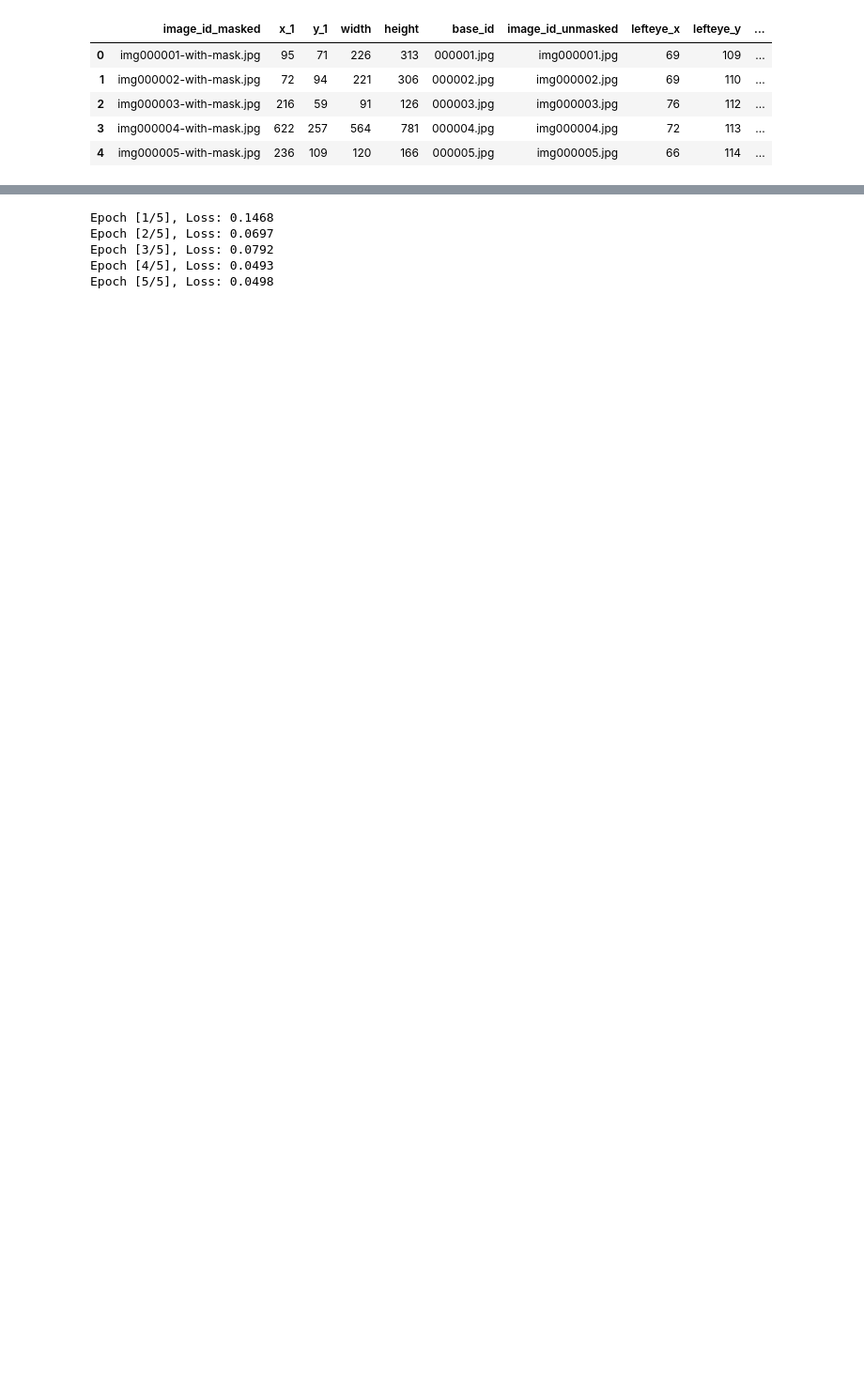
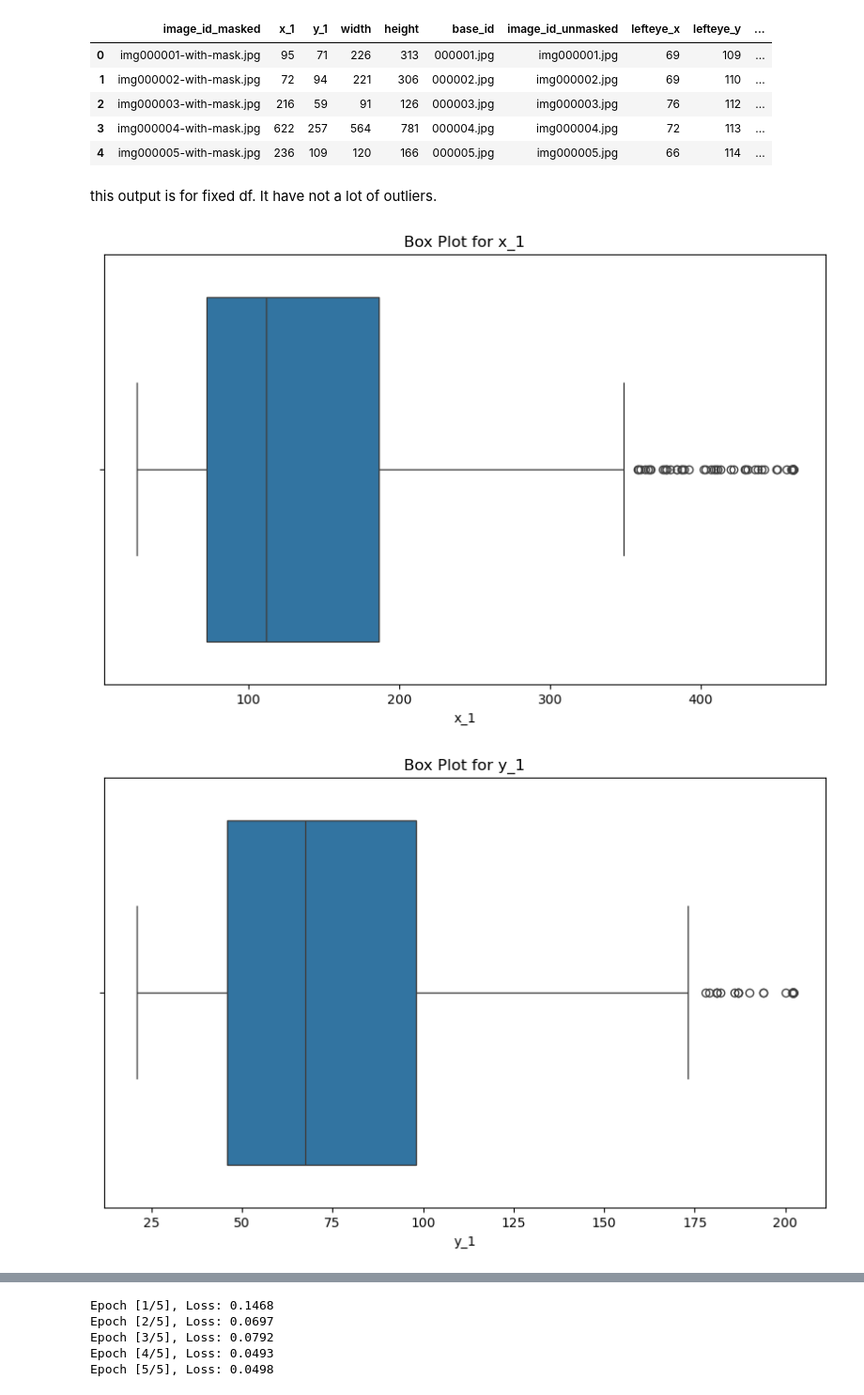
Before and after one commit to andrewtyv/IAU, a Jupyter notebook: assesment.ipynb, the cells around one changed output, grey strips where cells are left out. Shown at 94% size. Saved outputs shown, nothing was run; the diff lists cells and outputs as text; code cells hidden in the pictures; blank space fills up the shorter version.

```diff
--- a/assesment.ipynb
+++ b/assesment.ipynb
@@ -89,3 +91,17 @@ paired_data.head()
 | 2 | img000003-with-mask.jpg | 216 | 59 | 91 | 126 | 000003.jpg | img000003.jpg | 76 | 112 | ... |
 | 3 | img000004-with-mask.jpg | 622 | 257 | 564 | 781 | 000004.jpg | img000004.jpg | 72 | 113 | ... |
 | 4 | img000005-with-mask.jpg | 236 | 109 | 120 | 166 | 000005.jpg | img000005.jpg | 66 | 114 | ... |
+# %% [markdown]
+this output is for fixed df. It have not a lot of outliers.
+# %%
+numeric_columns = paired_data.select_dtypes(include=['float64', 'int64']).columns
+non_null_columns = [col for col in numeric_columns if paired_data[col].notnull().sum() > 0]
+
+for column in non_null_columns:
+    plt.figure(figsize=(10, 6))
+    sns.boxplot(data=paired_data, x=column)
+    plt.title(f'Box Plot for {column}')
+    plt.show()
+# %% [output]
+[figure, added]
+[figure, added]
```
Also changed, not shown: parts of 8 cells of this notebook.
